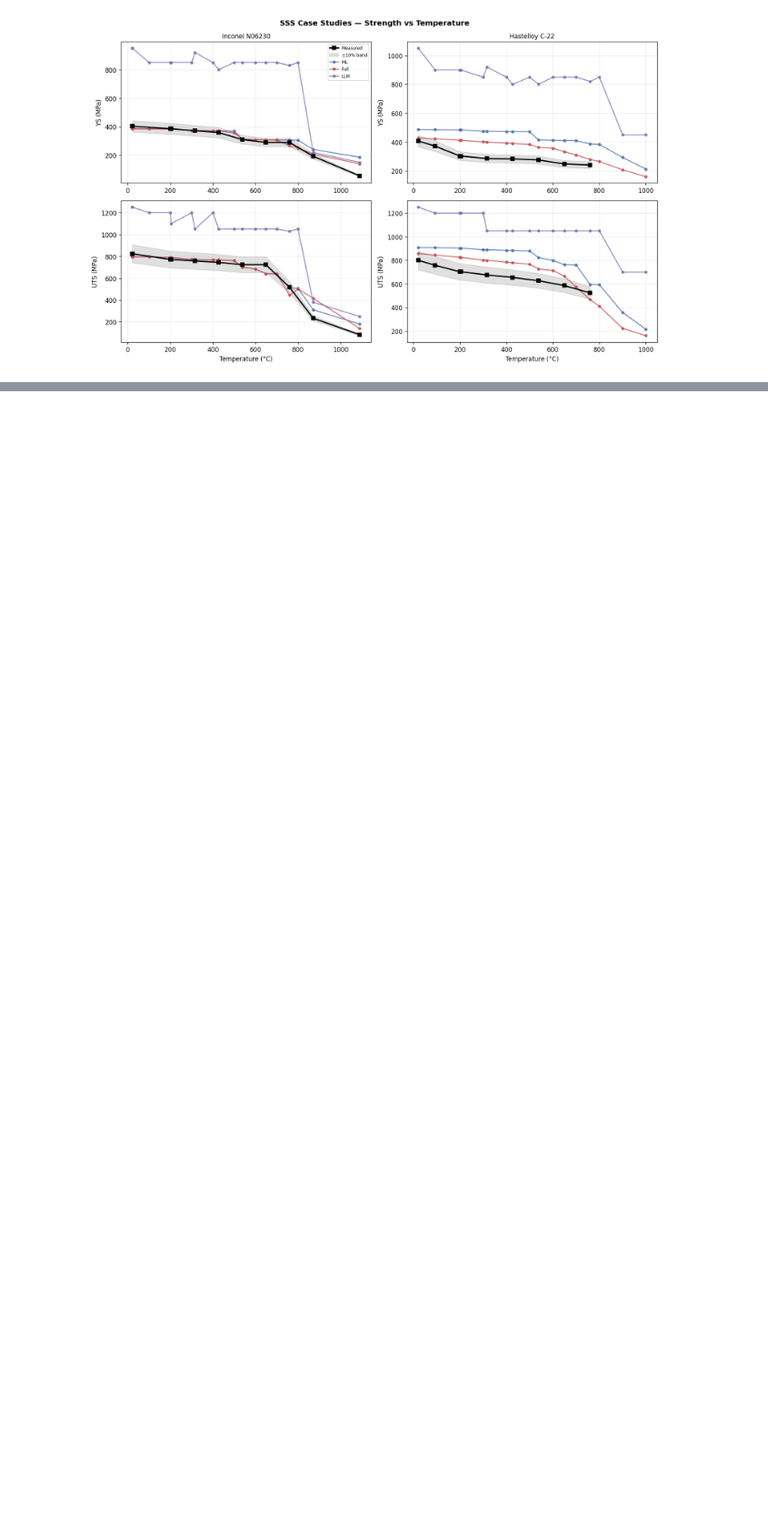
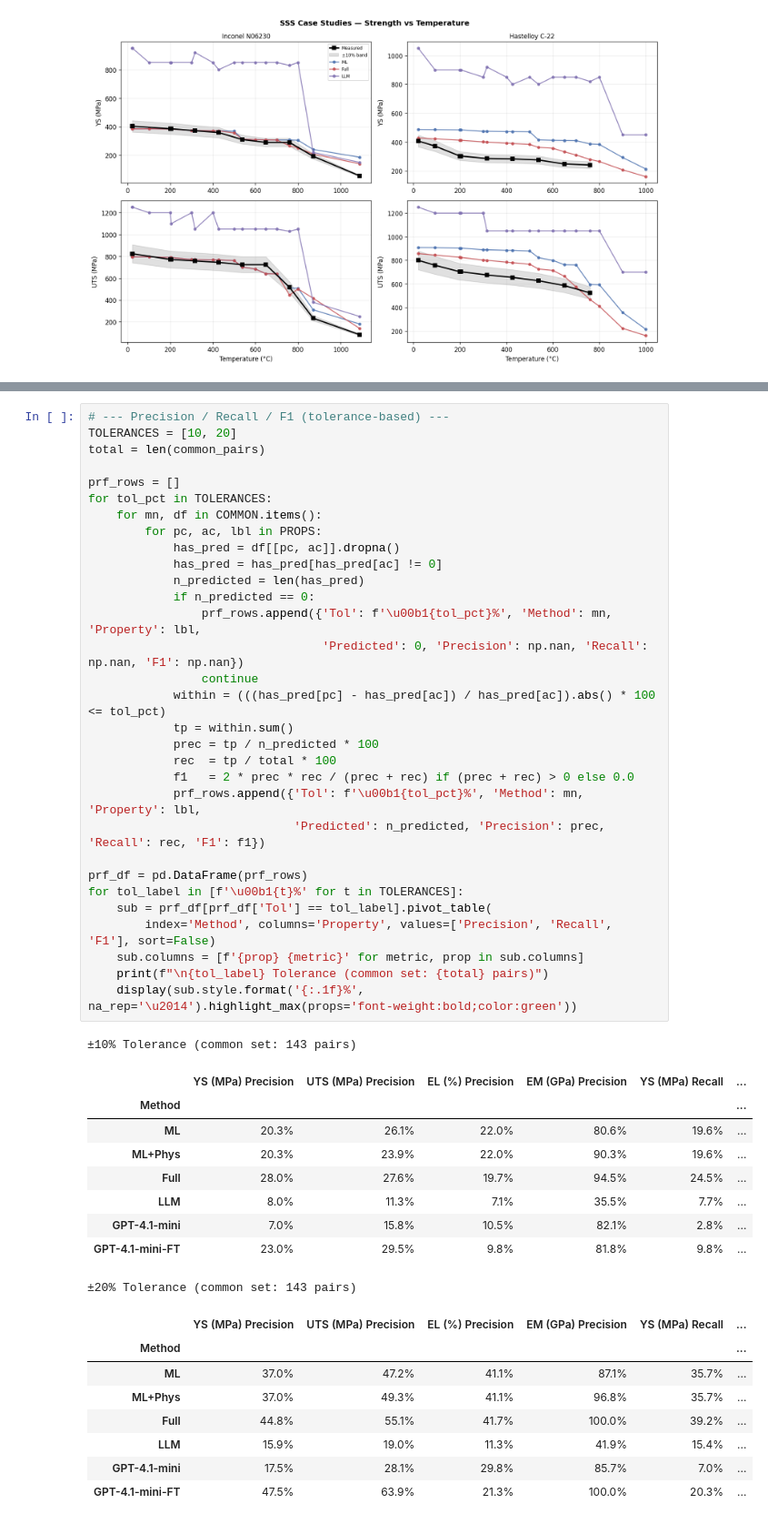
Before and after one commit to AlexLecu/AlloyGraph, a Jupyter notebook: evaluation/prediction/notebooks/02_evaluate_sss.ipynb, the cells around one changed output, grey strips where cells are left out. Shown at 91% size. Saved outputs shown, nothing was run; the diff lists cells and outputs as text; blank space fills up the shorter version.

```diff
--- a/evaluation/prediction/notebooks/02_evaluate_sss.ipynb
+++ b/evaluation/prediction/notebooks/02_evaluate_sss.ipynb
@@ -234,0 +335,50 @@ plt.show()
+# %%
+# --- Precision / Recall / F1 (tolerance-based) ---
+TOLERANCES = [10, 20]
+total = len(common_pairs)
+
+prf_rows = []
+for tol_pct in TOLERANCES:
+    for mn, df in COMMON.items():
+        for pc, ac, lbl in PROPS:
+            has_pred = df[[pc, ac]].dropna()
+            has_pred = has_pred[has_pred[ac] != 0]
+            n_predicted = len(has_pred)
+            if n_predicted == 0:
+                prf_rows.append({'Tol': f'\u00b1{tol_pct}%', 'Method': mn, 'Property': lbl,
+                                 'Predicted': 0, 'Precision': np.nan, 'Recall': np.nan, 'F1': np.nan})
+                continue
+            within = (((has_pred[pc] - has_pred[ac]) / has_pred[ac]).abs() * 100 <= tol_pct)
+            tp = within.sum()
+            prec = tp / n_predicted * 100
+            rec  = tp / total * 100
+            f1   = 2 * prec * rec / (prec + rec) if (prec + rec) > 0 else 0.0
+            prf_rows.append({'Tol': f'\u00b1{tol_pct}%', 'Method': mn, 'Property': lbl,
+                             'Predicted': n_predicted, 'Precision': prec, 'Recall': rec, 'F1': f1})
+
+prf_df = pd.DataFrame(prf_rows)
+for tol_label in [f'\u00b1{t}%' for t in TOLERANCES]:
+    sub = prf_df[prf_df['Tol'] == tol_label].pivot_table(
+        index='Method', columns='Property', values=['Precision', 'Recall', 'F1'], sort=False)
+    sub.columns = [f'{prop} {metric}' for metric, prop in sub.columns]
+    print(f"\n{tol_label} Tolerance (common set: {total} pairs)")
+    display(sub.style.format('{:.1f}%', na_rep='\u2014').highlight_max(props='font-weight:bold;color:green'))
+# %% [output]
+±10% Tolerance (common set: 143 pairs)
+|  | YS (MPa) Precision | UTS (MPa) Precision | EL (%) Precision | EM (GPa) Precision | YS (MPa) Recall | ... |
+| Method |  |  |  |  |  | ... |
+| ML | 20.3% | 26.1% | 22.0% | 80.6% | 19.6% | ... |
+| ML+Phys | 20.3% | 23.9% | 22.0% | 90.3% | 19.6% | ... |
+| Full | 28.0% | 27.6% | 19.7% | 94.5% | 24.5% | ... |
+| LLM | 8.0% | 11.3% | 7.1% | 35.5% | 7.7% | ... |
+| GPT-4.1-mini | 7.0% | 15.8% | 10.5% | 82.1% | 2.8% | ... |
+| GPT-4.1-mini-FT | 23.0% | 29.5% | 9.8% | 81.8% | 9.8% | ... |
+±20% Tolerance (common set: 143 pairs)
+|  | YS (MPa) Precision | UTS (MPa) Precision | EL (%) Precision | EM (GPa) Precision | YS (MPa) Recall | ... |
+| Method |  |  |  |  |  | ... |
+| ML | 37.0% | 47.2% | 41.1% | 87.1% | 35.7% | ... |
+| ML+Phys | 37.0% | 49.3% | 41.1% | 96.8% | 35.7% | ... |
+| Full | 44.8% | 55.1% | 41.7% | 100.0% | 39.2% | ... |
+| LLM | 15.9% | 19.0% | 11.3% | 41.9% | 15.4% | ... |
+| GPT-4.1-mini | 17.5% | 28.1% | 29.8% | 85.7% | 7.0% | ... |
+| GPT-4.1-mini-FT | 47.5% | 63.9% | 21.3% | 100.0% | 20.3% | ... |
```
Also changed, not shown: parts of 3 cells of this notebook, 9 other files.
